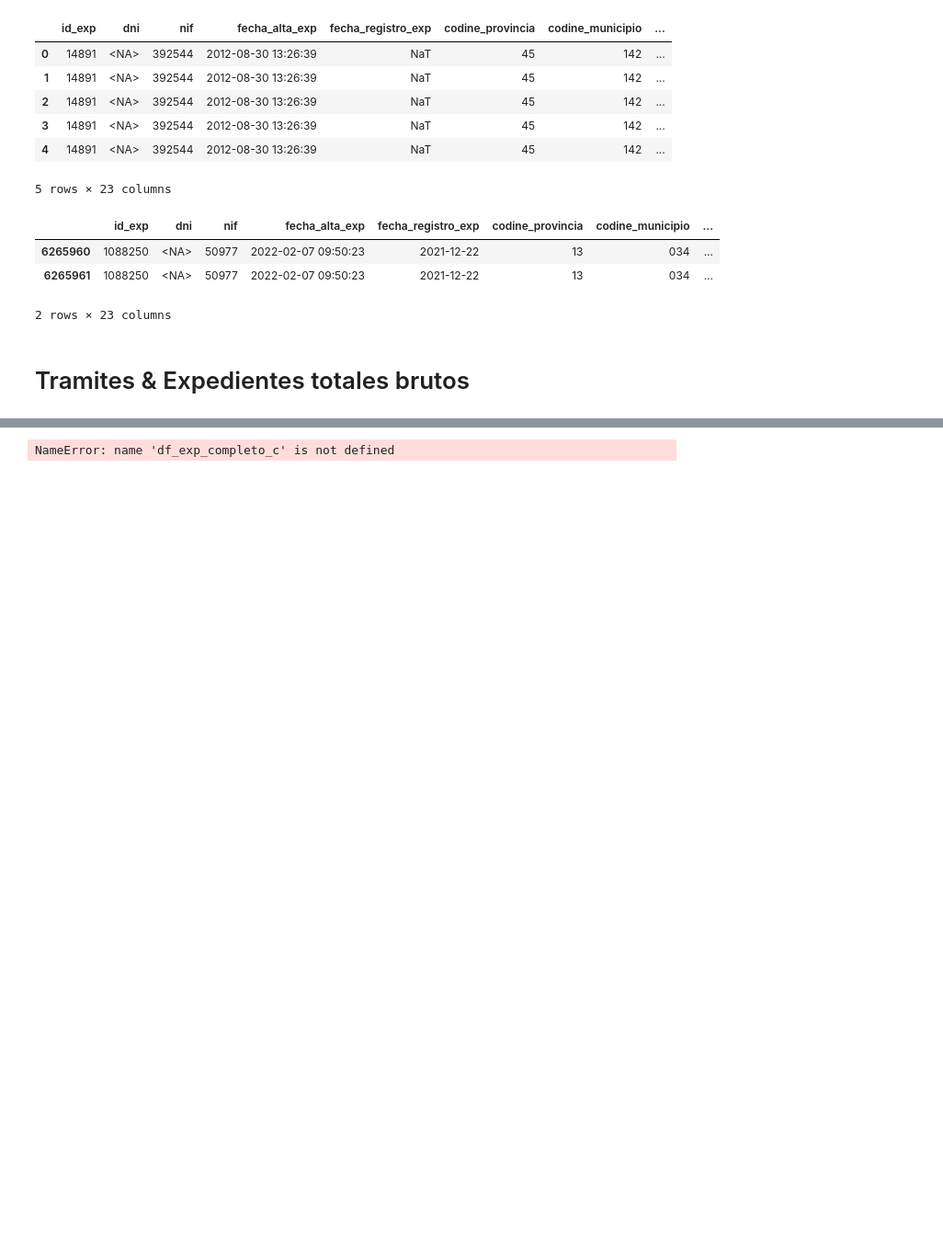
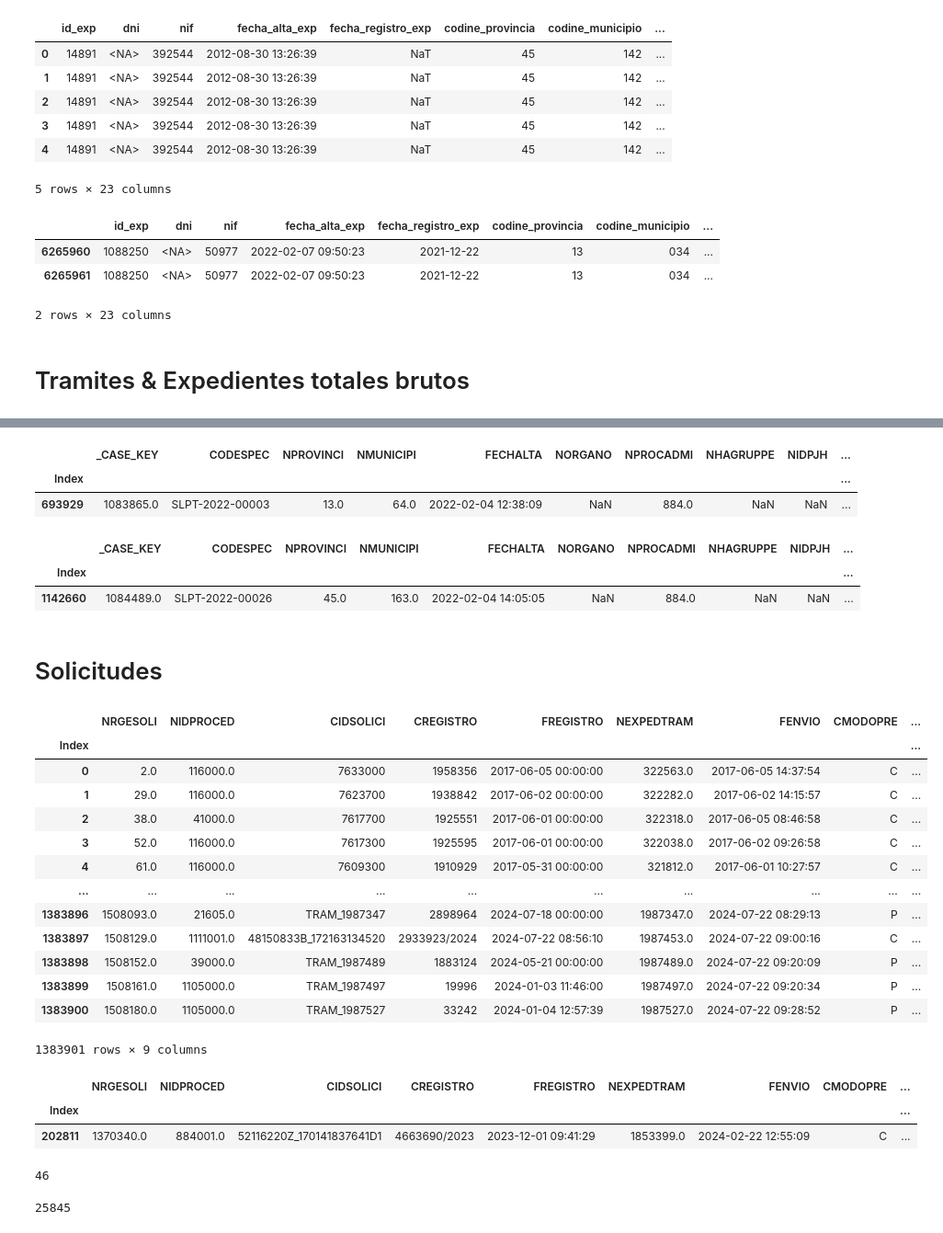
Before and after one commit to crlsrmrlsz/processmin, a Jupyter notebook: analisis_expedientes.ipynb, the cells around one changed output, grey strips where cells are left out. Shown at 92% size. Drawn from its saved outputs; the diff is of its cells as text; code cells hidden in the pictures; blank space fills up the shorter version.

```diff
--- a/analisis_expedientes.ipynb
+++ b/analisis_expedientes.ipynb
@@ -125,6 +146,47 @@ df_exp_completo_c.head()
 # %%
-df_exp_completo_c[df_exp_completo_c['_CASE_KEY']==1096523]
+df_exp_completo_c[df_exp_completo_c['_CASE_KEY']==1083865]
+# %% [output]
+|  | _CASE_KEY | CODESPEC | NPROVINCI | NMUNICIPI | FECHALTA | NORGANO | NPROCADMI | NHAGRUPPE | NIDPJH | ... |
+| Index |  |  |  |  |  |  |  |  |  | ... |
+| 693929 | 1083865.0 | SLPT-2022-00003 | 13.0 | 64.0 | 2022-02-04 12:38:09 | NaN | 884.0 | NaN | NaN | ... |
 # %%
-df_exp_completo_c[df_exp_completo_c['_CASE_KEY']==1256497]
+df_exp_completo_c[df_exp_completo_c['_CASE_KEY']==1084489]
 # %% [output]
-NameError: name 'df_exp_completo_c' is not defined
+|  | _CASE_KEY | CODESPEC | NPROVINCI | NMUNICIPI | FECHALTA | NORGANO | NPROCADMI | NHAGRUPPE | NIDPJH | ... |
+| Index |  |  |  |  |  |  |  |  |  | ... |
+| 1142660 | 1084489.0 | SLPT-2022-00026 | 45.0 | 163.0 | 2022-02-04 14:05:05 | NaN | 884.0 | NaN | NaN | ... |
+# %% [markdown]
+# Solicitudes
+# %%
+df_solicitudes = pd.read_parquet('./data/tramita/full/TramitaGlobal-VW_SOLICITUDES_VENTANILLA.parquet')
+df_solicitudes
+# %% [output]
+|  | NRGESOLI | NIDPROCED | CIDSOLICI | CREGISTRO | FREGISTRO | NEXPEDTRAM | FENVIO | CMODOPRE | ... |
+| Index |  |  |  |  |  |  |  |  | ... |
+| 0 | 2.0 | 116000.0 | 7633000 | 1958356 | 2017-06-05 00:00:00 | 322563.0 | 2017-06-05 14:37:54 | C | ... |
+| 1 | 29.0 | 116000.0 | 7623700 | 1938842 | 2017-06-02 00:00:00 | 322282.0 | 2017-06-02 14:15:57 | C | ... |
+| 2 | 38.0 | 41000.0 | 7617700 | 1925551 | 2017-06-01 00:00:00 | 322318.0 | 2017-06-05 08:46:58 | C | ... |
+| 3 | 52.0 | 116000.0 | 7617300 | 1925595 | 2017-06-01 00:00:00 | 322038.0 | 2017-06-02 09:26:58 | C | ... |
+| 4 | 61.0 | 116000.0 | 7609300 | 1910929 | 2017-05-31 00:00:00 | 321812.0 | 2017-06-01 10:27:57 | C | ... |
+| ... | ... | ... | ... | ... | ... | ... | ... | ... | ... |
+| 1383896 | 1508093.0 | 21605.0 | TRAM_1987347 | 2898964 | 2024-07-18 00:00:00 | 1987347.0 | 2024-07-22 08:29:13 | P | ... |
+| 1383897 | 1508129.0 | 1111001.0 | 48150833B_172163134520 | 2933923/2024 | 2024-07-22 08:56:10 | 1987453.0 | 2024-07-22 09:00:16 | C | ... |
+| 1383898 | 1508152.0 | 39000.0 | TRAM_1987489 | 1883124 | 2024-05-21 00:00:00 | 1987489.0 | 2024-07-22 09:20:09 | P | ... |
+| 1383899 | 1508161.0 | 1105000.0 | TRAM_1987497 | 19996 | 2024-01-03 11:46:00 | 1987497.0 | 2024-07-22 09:20:34 | P | ... |
+| 1383900 | 1508180.0 | 1105000.0 | TRAM_1987527 | 33242 | 2024-01-04 12:57:39 | 1987527.0 | 2024-07-22 09:28:52 | P | ... |
+1383901 rows × 9 columns
+# %%
+df_solicitudes[df_solicitudes['NEXPEDTRAM']==1853399]
+# %% [output]
+|  | NRGESOLI | NIDPROCED | CIDSOLICI | CREGISTRO | FREGISTRO | NEXPEDTRAM | FENVIO | CMODOPRE | ... |
+| Index |  |  |  |  |  |  |  |  | ... |
+| 202811 | 1370340.0 | 884001.0 | 52116220Z_170141837641D1 | 4663690/2023 | 2023-12-01 09:41:29 | 1853399.0 | 2024-02-22 12:55:09 | C | ... |
+# %%
+len(df_solicitudes[(df_solicitudes['NIDPROCED']==884001) &
+(df_solicitudes['CMODOPRE']=='P')])
+# %% [output]
+46
+# %%
+len(df_solicitudes[(df_solicitudes['NIDPROCED']==884001)])
+# %% [output]
+25845
```
Also changed, not shown: parts of 4 cells of this notebook, 19 other files.
